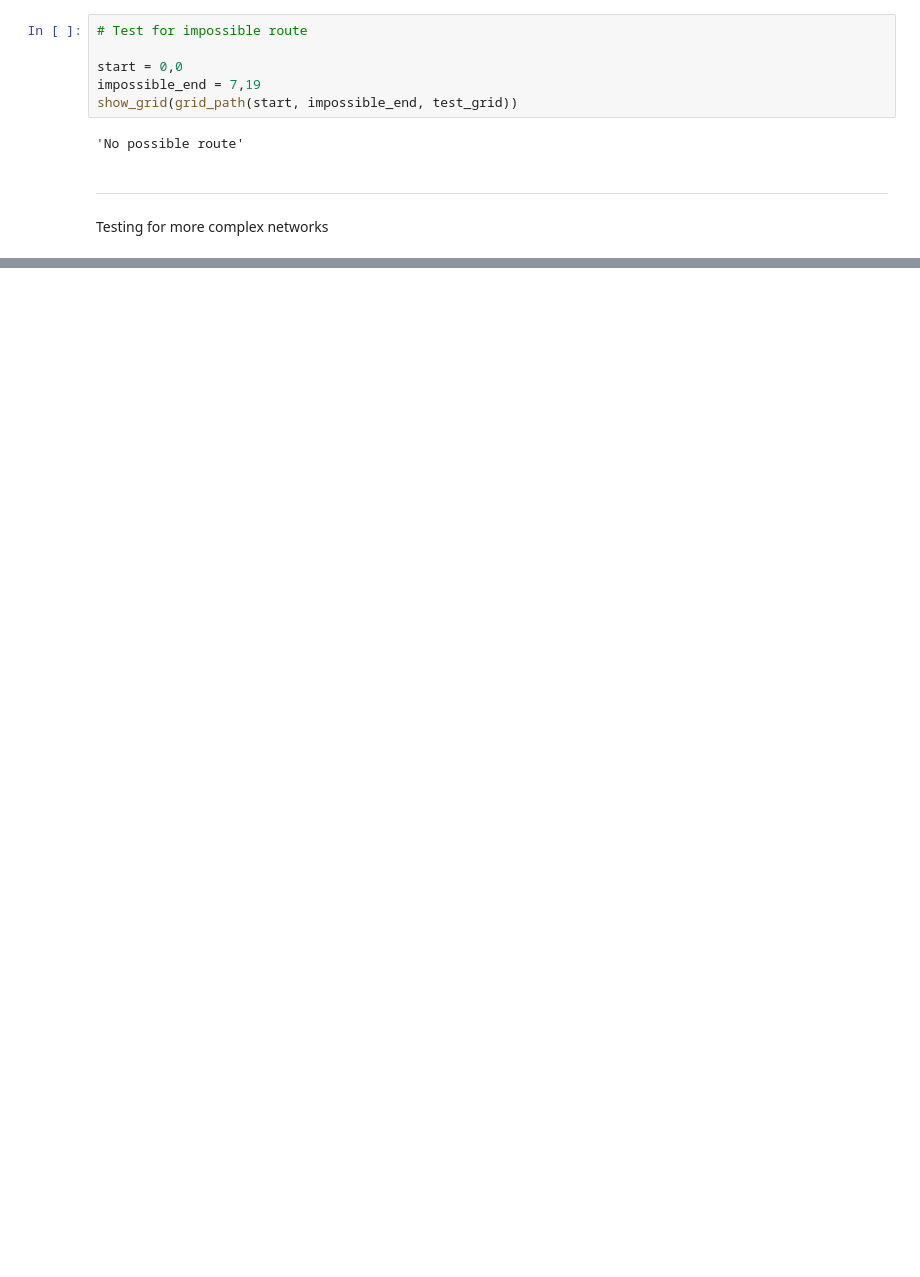
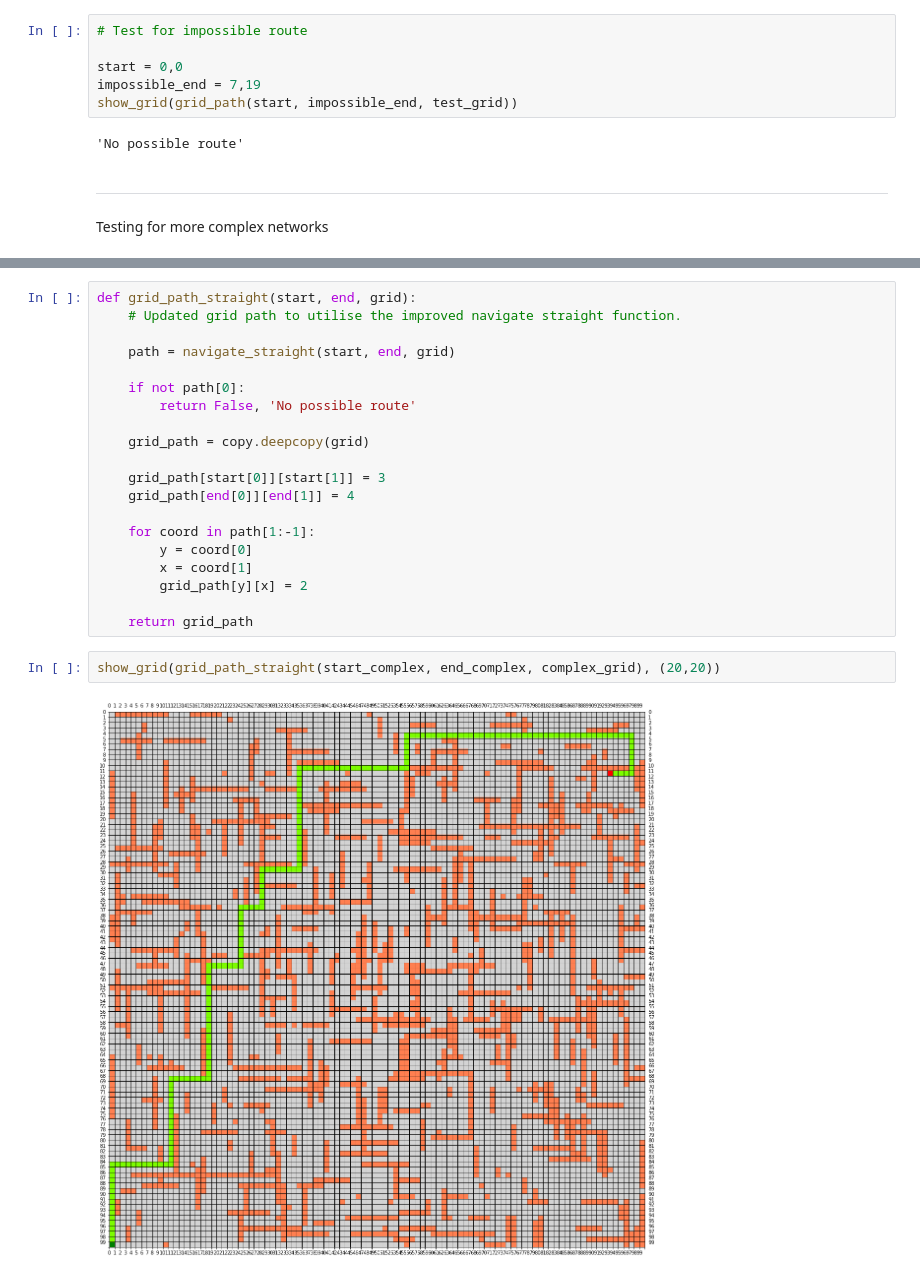
Before and after one commit to timwright614/Navigation, a Jupyter notebook: Navigation.ipynb, the cells around one changed output, grey strips where cells are left out. Drawn from its saved outputs; the diff is of its cells as text; blank space fills up the shorter version.

```diff
--- a/Navigation.ipynb
+++ b/Navigation.ipynb
@@ -361,0 +441,24 @@ show_grid(grid_path(start_complex, end_complex, complex_grid), (20,20))
+# %%
+def grid_path_straight(start, end, grid):
+    # Updated grid path to utilise the improved navigate straight function.
+
+    path = navigate_straight(start, end, grid)
+
+    if not path[0]:
+        return False, 'No possible route'
+
+    grid_path = copy.deepcopy(grid)
+
+    grid_path[start[0]][start[1]] = 3
+    grid_path[end[0]][end[1]] = 4
+
+    for coord in path[1:-1]:
+        y = coord[0]
+        x = coord[1]
+        grid_path[y][x] = 2
+
+    return grid_path
+# %%
+show_grid(grid_path_straight(start_complex, end_complex, complex_grid), (20,20))
+# %% [output]
+[figure, added]
```
Also changed, not shown: parts of 14 cells of this notebook.
